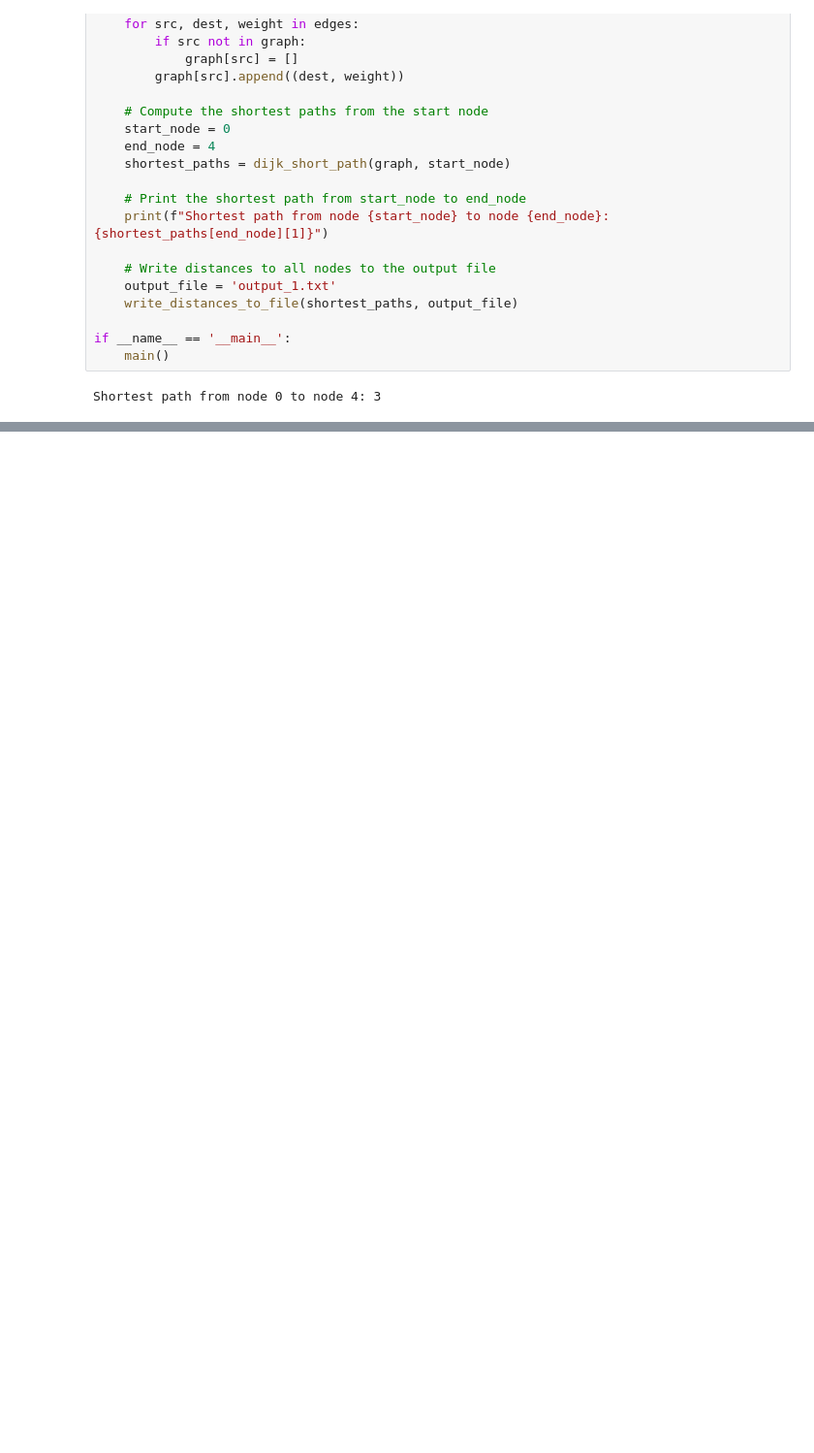
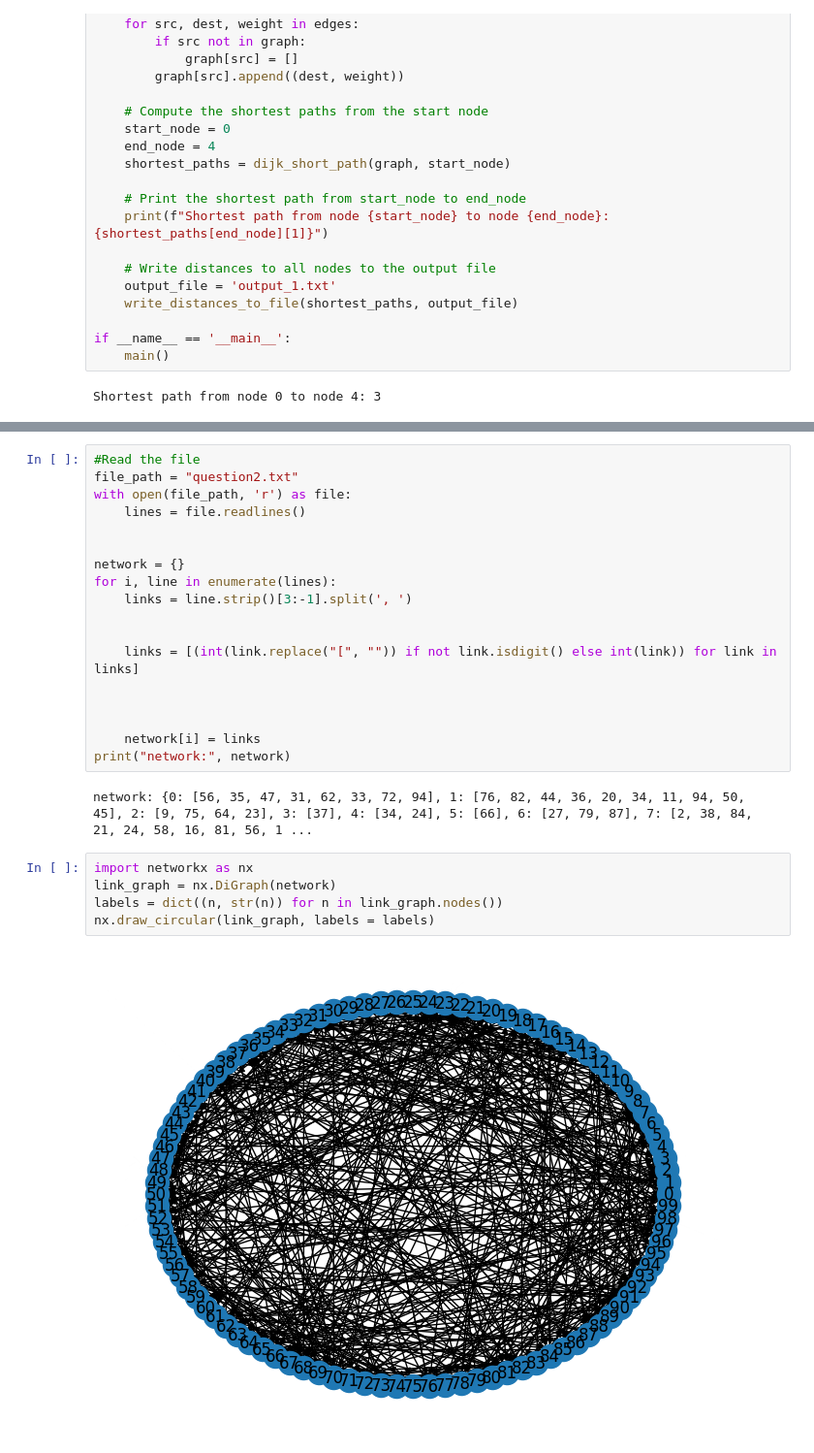
Before and after one commit to CreativePenguin/cse487, a Jupyter notebook: assignment 3/src/assignment-3.ipynb, the cells around one changed output, grey strips where cells are left out. Shown: that part at 97% size. Drawn from its saved outputs; the diff is of its cells as text; blank space fills up the shorter version.

```diff
--- a/assignment 3/src/assignment-3.ipynb
+++ b/assignment 3/src/assignment-3.ipynb
@@ -153,0 +96,27 @@ Node with lowest PageRank: 0 with rank: 0.0015000000000000002
+# %%
+#Read the file
+file_path = "question2.txt"
+with open(file_path, 'r') as file:
+    lines = file.readlines()
+
+
+network = {}
+for i, line in enumerate(lines):
+    links = line.strip()[3:-1].split(', ')
+
+
+    links = [(int(link.replace("[", "")) if not link.isdigit() else int(link)) for link in links]
+
+
+
+    network[i] = links
+print("network:", network)
+# %% [output]
+network: {0: [56, 35, 47, 31, 62, 33, 72, 94], 1: [76, 82, 44, 36, 20, 34, 11, 94, 50, 45], 2: [9, 75, 64, 23], 3: [37], 4: [34, 24], 5: [66], 6: [27, 79, 87], 7: [2, 38, 84, 21, 24, 58, 16, 81, 56, 1 ...
+# %%
+import networkx as nx
+link_graph = nx.DiGraph(network)
+labels = dict((n, str(n)) for n in link_graph.nodes())
+nx.draw_circular(link_graph, labels = labels)
+# %% [output]
+[figure, added]
```
Also changed, not shown: parts of 8 cells of this notebook, 1 other file.
